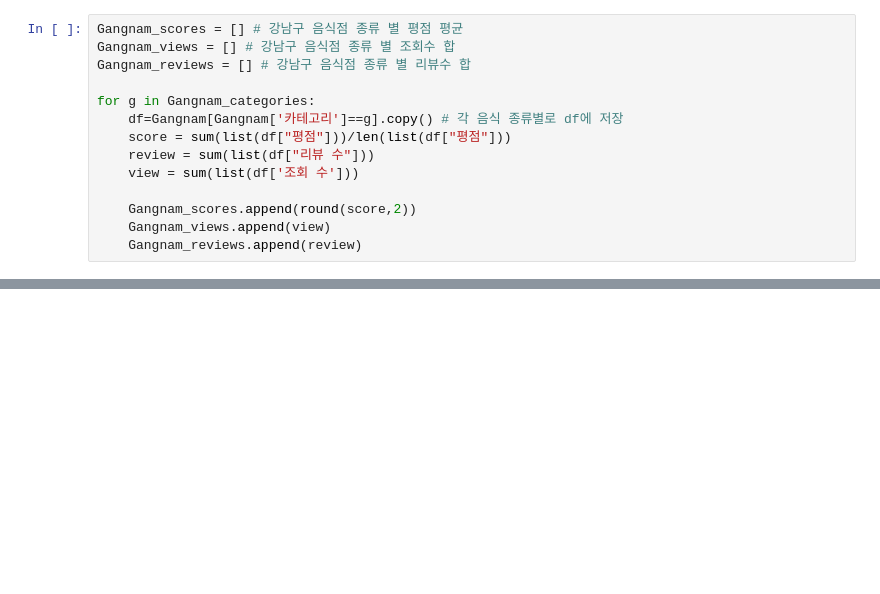
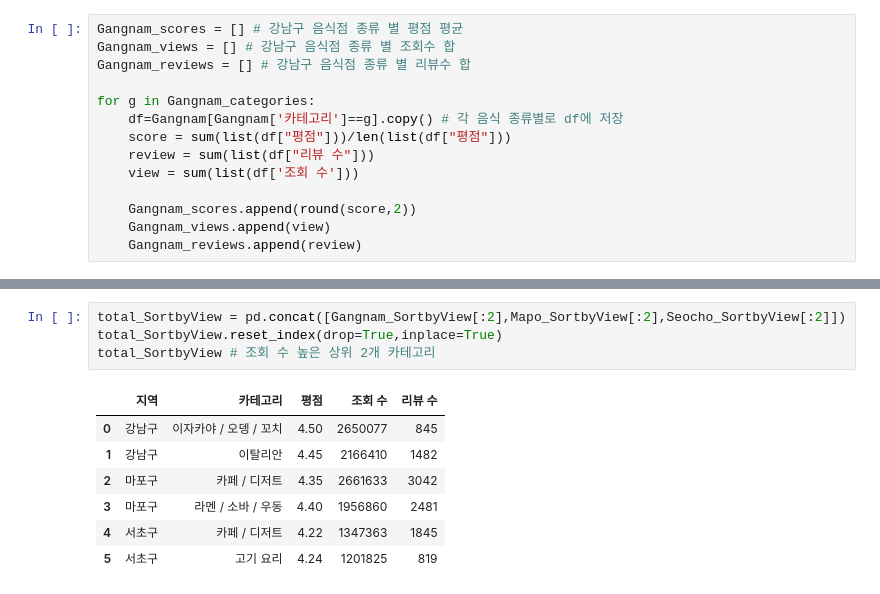
Before and after one commit to Kihoon-Kwon/DV_project, a Jupyter notebook: Data_visualization.ipynb, the cells around one changed output, grey strips where cells are left out. Cells and saved outputs as stored; diff of their text form; blank space fills up the shorter version.

```diff
--- a/Data_visualization.ipynb
+++ b/Data_visualization.ipynb
@@ -144,0 +233,12 @@ for x,y,name in zip(Seocho_reviews,Seocho_scores,Seocho_views):
+# %%
+total_SortbyView = pd.concat([Gangnam_SortbyView[:2],Mapo_SortbyView[:2],Seocho_SortbyView[:2]])
+total_SortbyView.reset_index(drop=True,inplace=True)
+total_SortbyView # 조회 수 높은 상위 2개 카테고리
+# %% [output]
+|  | 지역 | 카테고리 | 평점 | 조회 수 | 리뷰 수 |
+| 0 | 강남구 | 이자카야 / 오뎅 / 꼬치 | 4.50 | 2650077 | 845 |
+| 1 | 강남구 | 이탈리안 | 4.45 | 2166410 | 1482 |
+| 2 | 마포구 | 카페 / 디저트 | 4.35 | 2661633 | 3042 |
+| 3 | 마포구 | 라멘 / 소바 / 우동 | 4.40 | 1956860 | 2481 |
+| 4 | 서초구 | 카페 / 디저트 | 4.22 | 1347363 | 1845 |
+| 5 | 서초구 | 고기 요리 | 4.24 | 1201825 | 819 |
```
Also changed, not shown: parts of 8 cells of this notebook, 3 other files.
